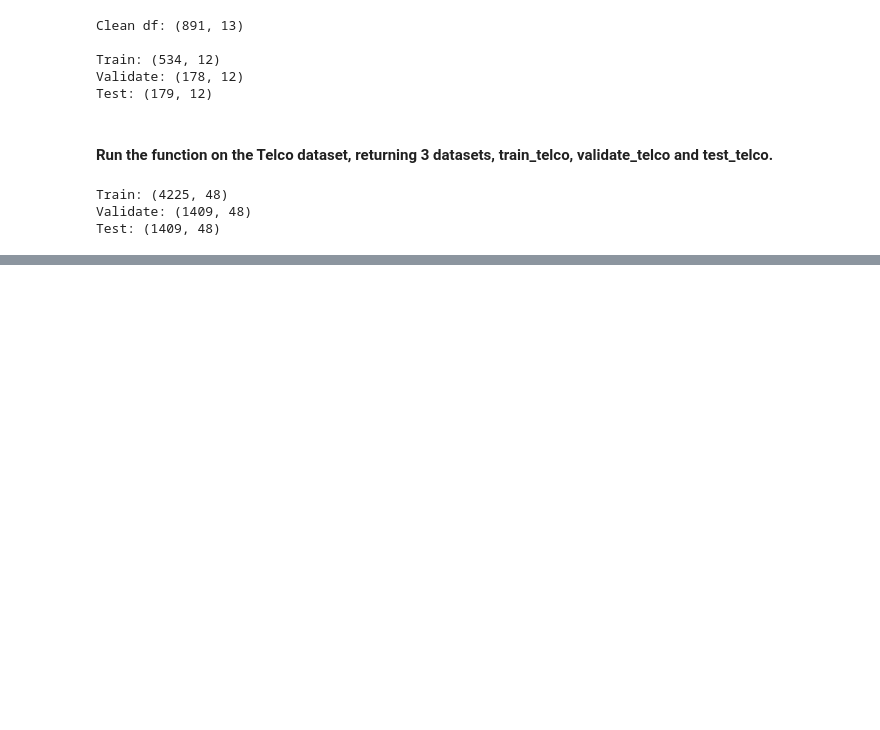
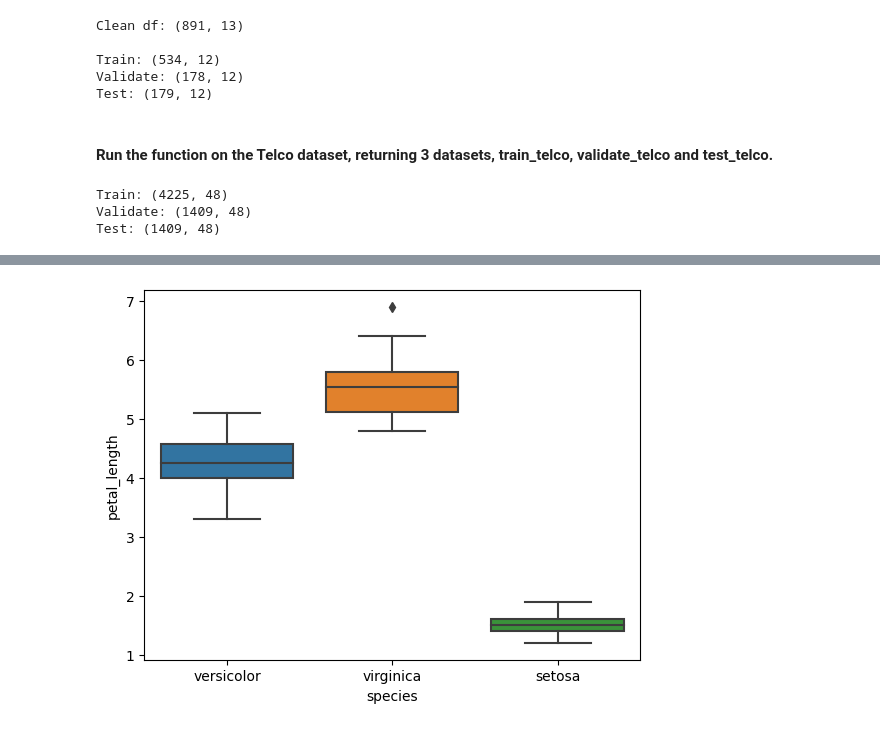
Before and after one commit to manuel-salazar1/classification-exercises, a Jupyter notebook: classification_exercises.ipynb, the cells around one changed output, grey strips where cells are left out. Saved outputs shown, nothing was run; the diff lists cells and outputs as text; code cells hidden in the pictures; blank space fills up the shorter version.

```diff
--- a/classification_exercises.ipynb
+++ b/classification_exercises.ipynb
@@ -1091,0 +1287,5 @@ Test: (1409, 48)
+# %%
+sns.boxplot(data=train_iris, x='species', y='petal_length')
+plt.show()
+# %% [output]
+[figure, added]
```
Also changed, not shown: parts of 100 cells of this notebook, 1 other file.
